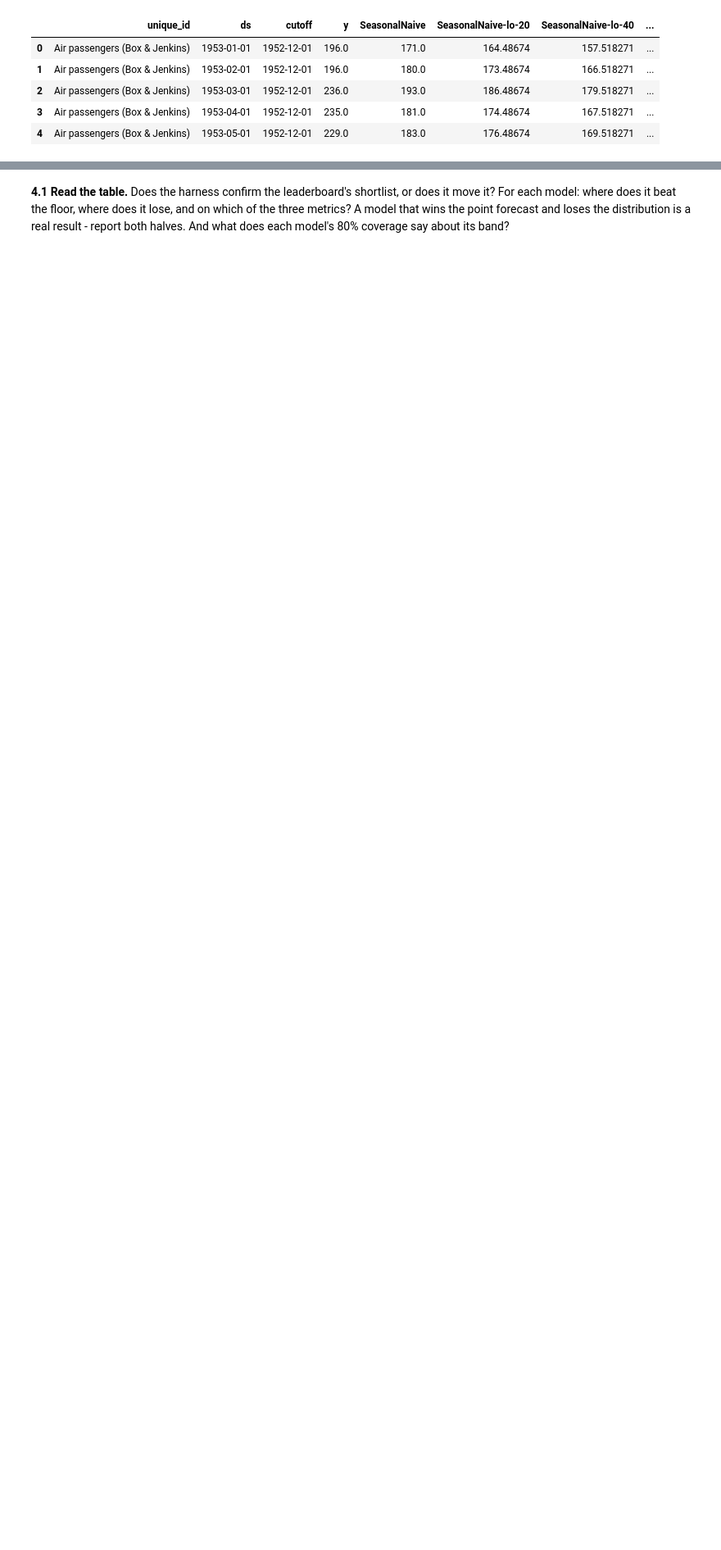
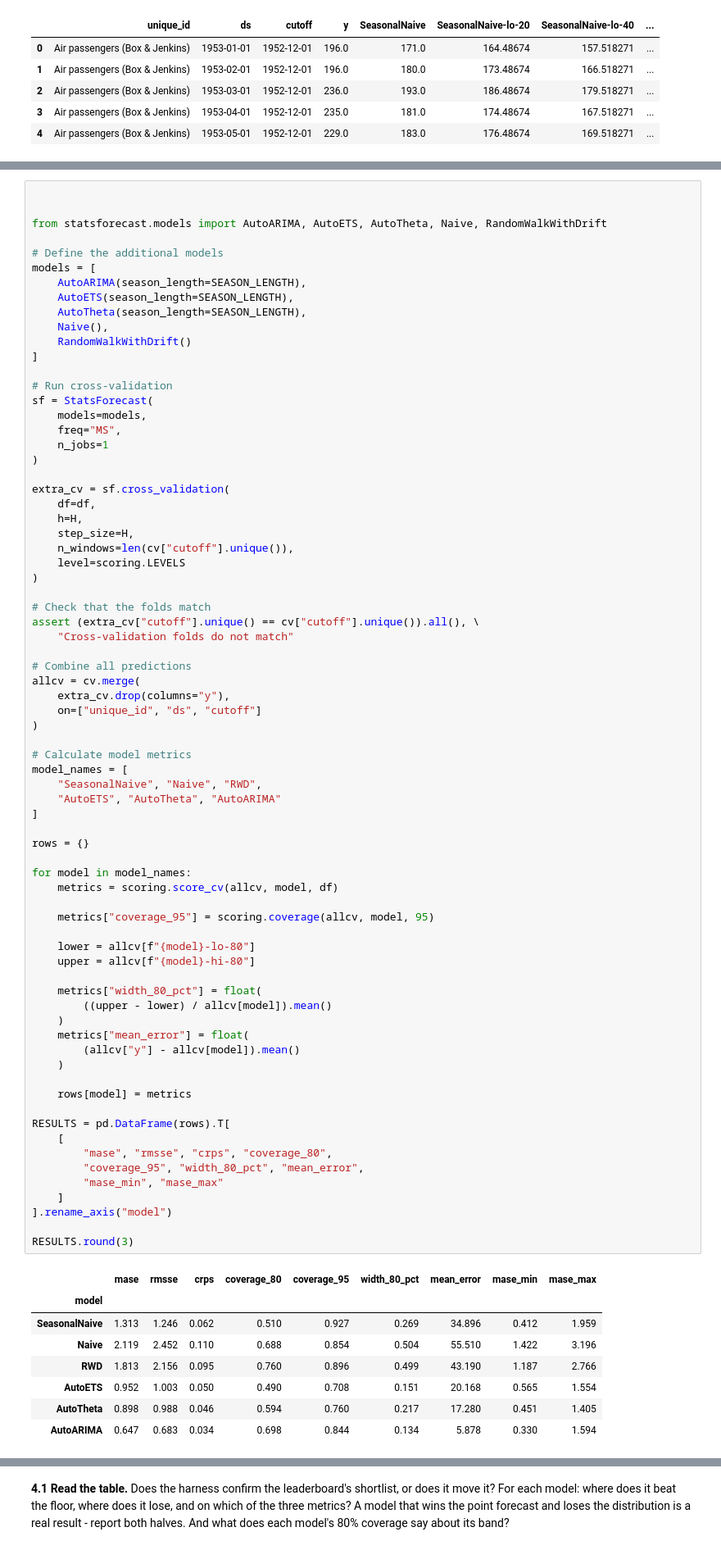
Before and after one commit to cbvxil/international-airpassengers-project, a Jupyter notebook: project.ipynb, the cells around one changed output, grey strips where cells are left out. Shown at 82% size. Cells and saved outputs as stored; diff of their text form; blank space fills up the shorter version.

```diff
--- a/project.ipynb
+++ b/project.ipynb
@@ -660,0 +518,82 @@ Mean Width 80%: 44.07606051537724
+# %%
+
+
+from statsforecast.models import AutoARIMA, AutoETS, AutoTheta, Naive, RandomWalkWithDrift
+
+# Define the additional models
+models = [
+    AutoARIMA(season_length=SEASON_LENGTH),
+    AutoETS(season_length=SEASON_LENGTH),
+    AutoTheta(season_length=SEASON_LENGTH),
+    Naive(),
+    RandomWalkWithDrift()
+]
+
+# Run cross-validation
+sf = StatsForecast(
+    models=models,
+    freq="MS",
+    n_jobs=1
+)
+
+extra_cv = sf.cross_validation(
+    df=df,
+    h=H,
+    step_size=H,
+    n_windows=len(cv["cutoff"].unique()),
+    level=scoring.LEVELS
+)
+
+# Check that the folds match
+assert (extra_cv["cutoff"].unique() == cv["cutoff"].unique()).all(), \
+    "Cross-validation folds do not match"
+
+# Combine all predictions
+allcv = cv.merge(
+    extra_cv.drop(columns="y"),
+    on=["unique_id", "ds", "cutoff"]
+)
+
+# Calculate model metrics
+model_names = [
+    "SeasonalNaive", "Naive", "RWD",
+    "AutoETS", "AutoTheta", "AutoARIMA"
+]
+
+rows = {}
+
+for model in model_names:
+    metrics = scoring.score_cv(allcv, model, df)
+
+    metrics["coverage_95"] = scoring.coverage(allcv, model, 95)
+
+    lower = allcv[f"{model}-lo-80"]
+    upper = allcv[f"{model}-hi-80"]
+
+    metrics["width_80_pct"] = float(
+        ((upper - lower) / allcv[model]).mean()
+    )
+    metrics["mean_error"] = float(
+        (allcv["y"] - allcv[model]).mean()
+    )
+
+    rows[model] = metrics
+
+RESULTS = pd.DataFrame(rows).T[
+    [
+        "mase", "rmsse", "crps", "coverage_80",
+        "coverage_95", "width_80_pct", "mean_error",
+        "mase_min", "mase_max"
+    ]
+].rename_axis("model")
+
+RESULTS.round(3)
+# %% [output]
+|  | mase | rmsse | crps | coverage_80 | coverage_95 | width_80_pct | mean_error | mase_min | mase_max |
+| model |  |  |  |  |  |  |  |  |  |
+| SeasonalNaive | 1.313 | 1.246 | 0.062 | 0.510 | 0.927 | 0.269 | 34.896 | 0.412 | 1.959 |
+| Naive | 2.119 | 2.452 | 0.110 | 0.688 | 0.854 | 0.504 | 55.510 | 1.422 | 3.196 |
+| RWD | 1.813 | 2.156 | 0.095 | 0.760 | 0.896 | 0.499 | 43.190 | 1.187 | 2.766 |
+| AutoETS | 0.952 | 1.003 | 0.050 | 0.490 | 0.708 | 0.151 | 20.168 | 0.565 | 1.554 |
+| AutoTheta | 0.898 | 0.988 | 0.046 | 0.594 | 0.760 | 0.217 | 17.280 | 0.451 | 1.405 |
+| AutoARIMA | 0.647 | 0.683 | 0.034 | 0.698 | 0.844 | 0.134 | 5.878 | 0.330 | 1.594 |
```
Also changed, not shown: parts of 29 cells of this notebook.
